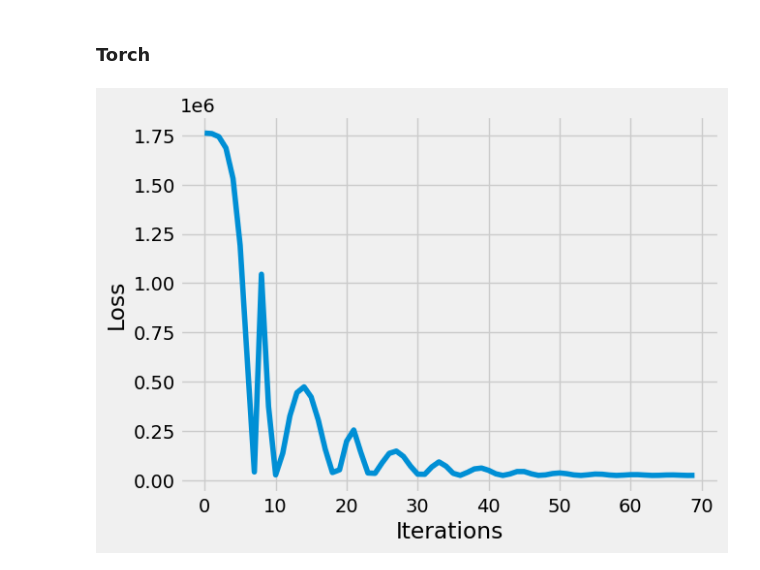
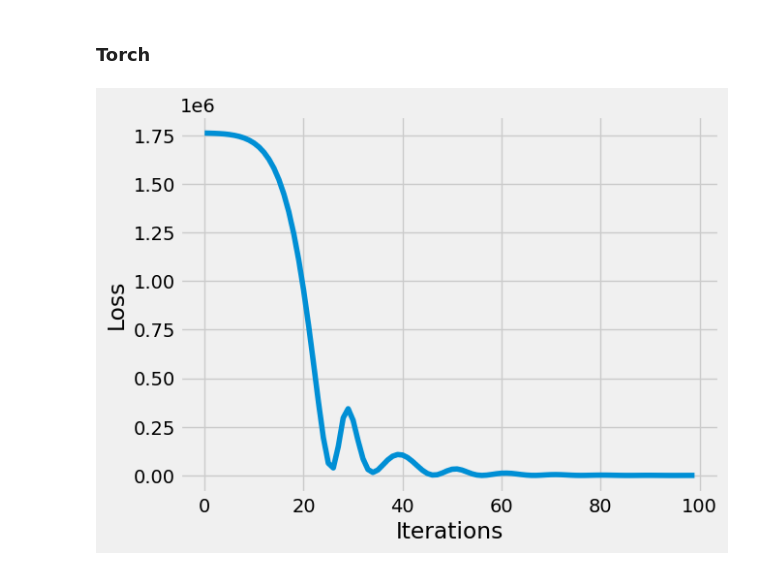
Before and after one commit to pit0500/accenture_challenge, a Jupyter notebook: accenture_challenge/model.ipynb, the cells around one changed output. Saved outputs shown, nothing was run; the diff lists cells and outputs as text; code cells hidden in the pictures.

Commit message:
Piccola modifica classe Regressor e fix train model

```diff
--- a/accenture_challenge/model.ipynb
+++ b/accenture_challenge/model.ipynb
@@ -216,7 +216,9 @@ class Regressor(nn.Module):
             nn.Linear(16,1)
         )
 
-        #nn.init.xavier_uniform_(self.model.weight)
+        for layer in self.model:
+            if isinstance(layer, nn.Linear):
+                nn.init.xavier_uniform_(layer.weight)
 
     def forward(self, input):
         return self.model(input)
@@ -225,13 +227,14 @@ class Regressor(nn.Module):
         super().train(mode)
         losses = []
         optimizer = torch.optim.Adam(self.model.parameters(), lr=lr)
+        criterion = nn.MSELoss()
 
         for epoch in range(epochs):
             optimizer.zero_grad()
 
             x_hat = self.forward(x_train)
 
-            loss = (x_hat - y_train).square().mean()
+            loss = criterion(x_hat, y_train)
 
             loss.backward()
 
@@ -258,8 +261,8 @@ x_test_tensor = torch.tensor(x_test, dtype=torch.float32)
 y_test_tensor = torch.tensor(y_test, dtype=torch.float32)
 # %%
 reg = Regressor(x_train.shape[1])
-reg.train_model(x_train=x_train_tensor, y_train=y_train_tensor, epochs=70, lr=0.05)
+reg.train_model(x_train=x_train_tensor, y_train=y_train_tensor.unsqueeze(1), epochs=100, lr=0.01)
 # %% [output]
-[figure, old version]
+[figure, new version]
 # %%
 reg.eval()
```
Also changed, not shown: parts of 6 cells of this notebook.
